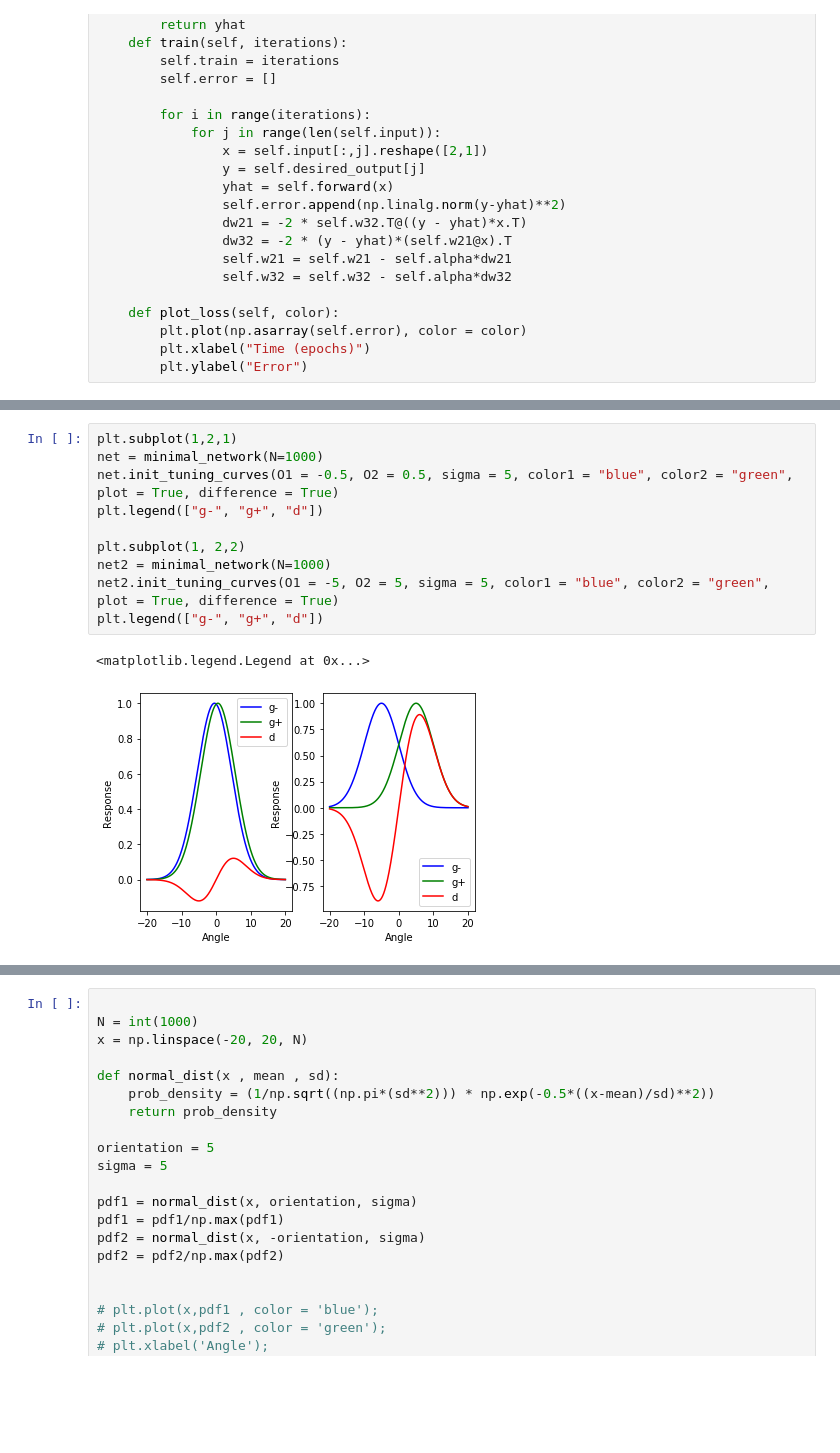
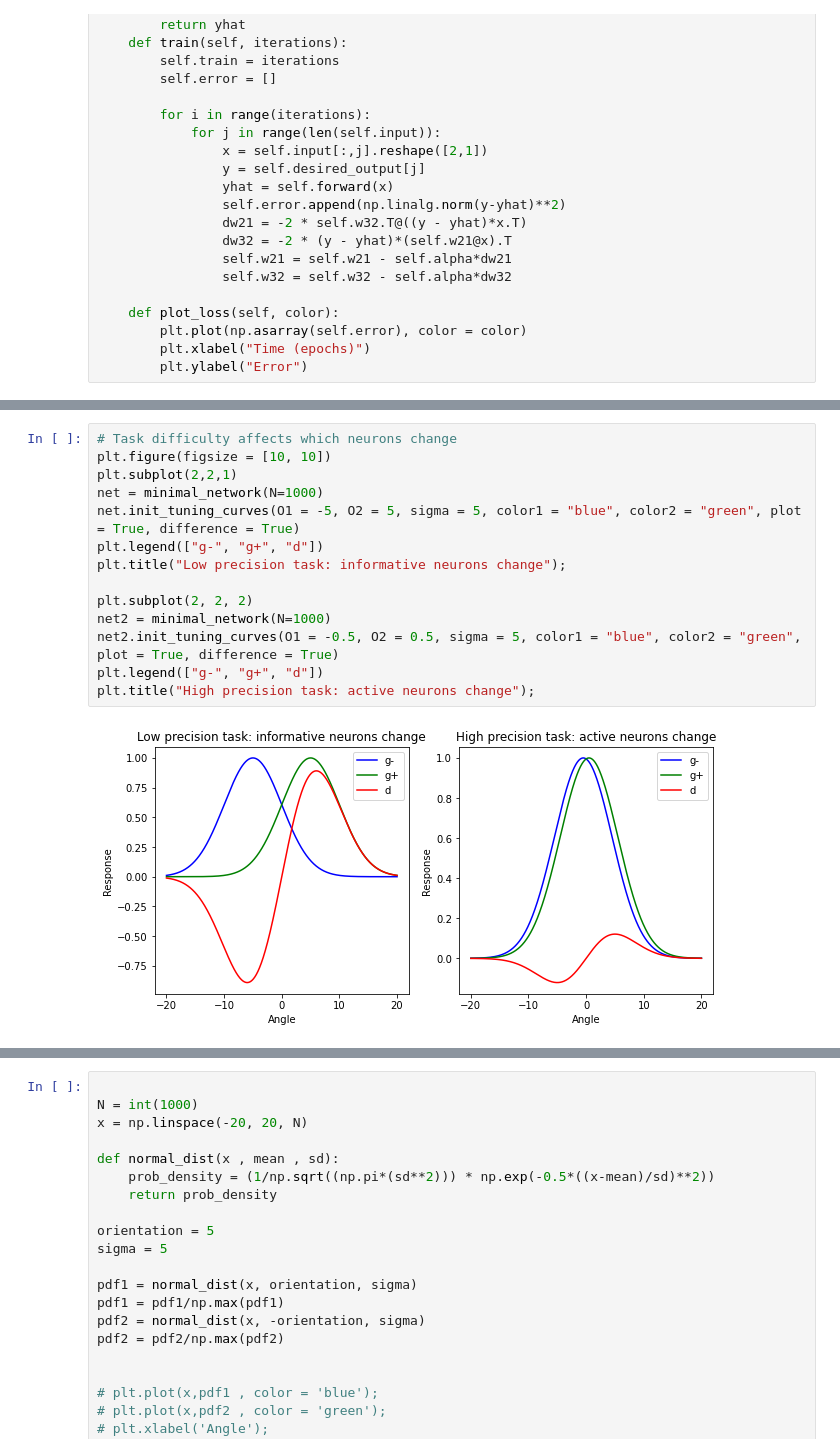
Before and after one commit to pacochow/Modelling-vpl, a Jupyter notebook: Minimal_model_numpy.ipynb, the cells around one changed output, grey strips where cells are left out. Drawn from its saved outputs; the diff is of its cells as text; blank space fills up the shorter version.

```diff
--- a/Minimal_model_numpy.ipynb
+++ b/Minimal_model_numpy.ipynb
@@ -85,13 +89,16 @@ plt.legend(["High precision task", "Low precision task"])
-# %%
-plt.subplot(1,2,1)
-net = minimal_network(N=1000)
-net.init_tuning_curves(O1 = -0.5, O2 = 0.5, sigma = 5, color1 = "blue", color2 = "green", plot = True, difference = True)
-plt.legend(["g-", "g+", "d"])
-
-plt.subplot(1, 2,2)
-net2 = minimal_network(N=1000)
-net2.init_tuning_curves(O1 = -5, O2 = 5, sigma = 5, color1 = "blue", color2 = "green", plot = True, difference = True)
-plt.legend(["g-", "g+", "d"])
-# %% [output]
-<matplotlib.legend.Legend at 0x...>
-[figure, removed]
+# %%
+# Task difficulty affects which neurons change
+plt.figure(figsize = [10, 10])
+plt.subplot(2,2,1)
+net = minimal_network(N=1000)
+net.init_tuning_curves(O1 = -5, O2 = 5, sigma = 5, color1 = "blue", color2 = "green", plot = True, difference = True)
+plt.legend(["g-", "g+", "d"])
+plt.title("Low precision task: informative neurons change");
+
+plt.subplot(2, 2, 2)
+net2 = minimal_network(N=1000)
+net2.init_tuning_curves(O1 = -0.5, O2 = 0.5, sigma = 5, color1 = "blue", color2 = "green", plot = True, difference = True)
+plt.legend(["g-", "g+", "d"])
+plt.title("High precision task: active neurons change");
+# %% [output]
+[figure, added]
```
Also changed, not shown: parts of 5 cells of this notebook, 3 other files.
